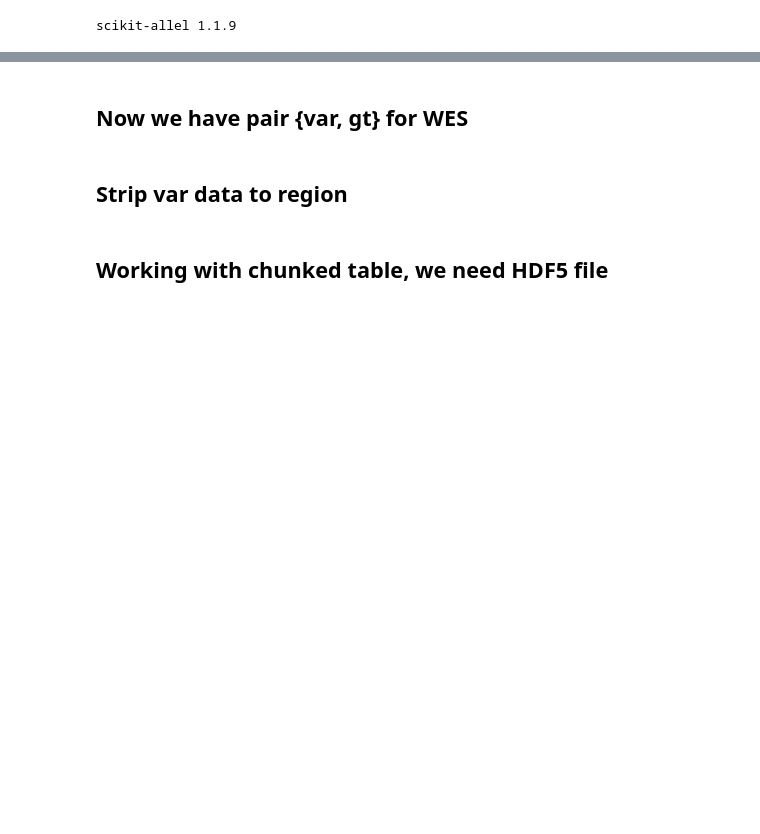
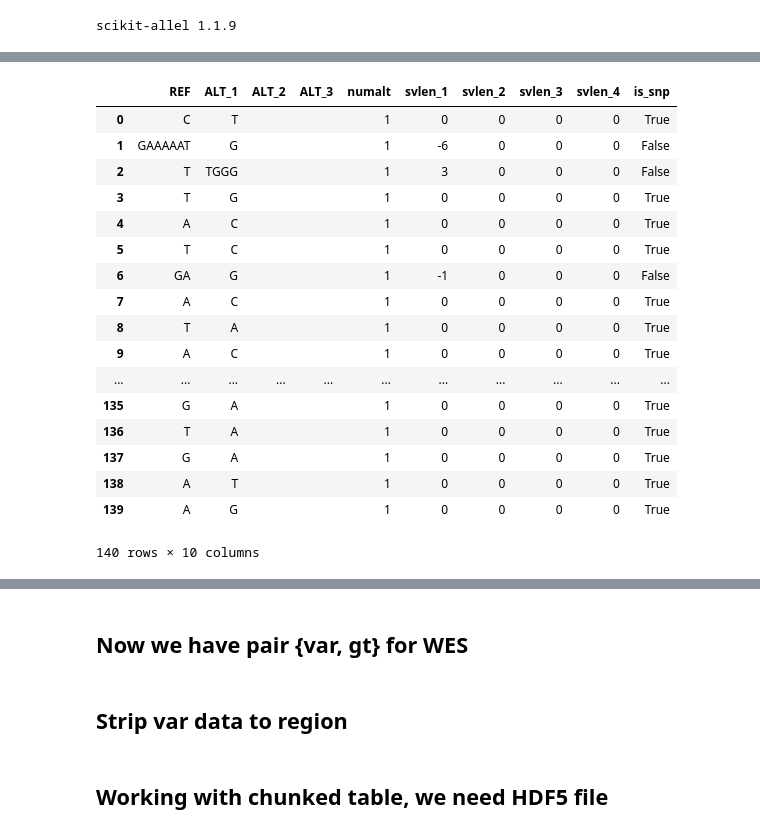
Before and after one commit to Benja1972/bioinformatics, a Jupyter notebook: WES-Scikit-allel.ipynb, the cells around one changed output, grey strips where cells are left out. Cells and saved outputs as stored; diff of their text form; code cells hidden in the pictures; blank space fills up the shorter version.

```diff
--- a/WES-Scikit-allel.ipynb
+++ b/WES-Scikit-allel.ipynb
@@ -85,3 +104,25 @@ var = allel.vcf_to_dataframe(fwes,fields='*', numbers={'ALT': 4}, transformers=a
+# %%
+var[['REF','ALT_1','ALT_2','ALT_3','numalt', 'svlen_1', 'svlen_2', 'svlen_3', 'svlen_4',
+       'is_snp']].head(140)
+# %% [output]
+|  | REF | ALT_1 | ALT_2 | ALT_3 | numalt | svlen_1 | svlen_2 | svlen_3 | svlen_4 | is_snp |
+| 0 | C | T |  |  | 1 | 0 | 0 | 0 | 0 | True |
+| 1 | GAAAAAT | G |  |  | 1 | -6 | 0 | 0 | 0 | False |
+| 2 | T | TGGG |  |  | 1 | 3 | 0 | 0 | 0 | False |
+| 3 | T | G |  |  | 1 | 0 | 0 | 0 | 0 | True |
+| 4 | A | C |  |  | 1 | 0 | 0 | 0 | 0 | True |
+| 5 | T | C |  |  | 1 | 0 | 0 | 0 | 0 | True |
+| 6 | GA | G |  |  | 1 | -1 | 0 | 0 | 0 | False |
+| 7 | A | C |  |  | 1 | 0 | 0 | 0 | 0 | True |
+| 8 | T | A |  |  | 1 | 0 | 0 | 0 | 0 | True |
+| 9 | A | C |  |  | 1 | 0 | 0 | 0 | 0 | True |
+| ... | ... | ... | ... | ... | ... | ... | ... | ... | ... | ... |
+| 135 | G | A |  |  | 1 | 0 | 0 | 0 | 0 | True |
+| 136 | T | A |  |  | 1 | 0 | 0 | 0 | 0 | True |
+| 137 | G | A |  |  | 1 | 0 | 0 | 0 | 0 | True |
+| 138 | A | T |  |  | 1 | 0 | 0 | 0 | 0 | True |
+| 139 | A | G |  |  | 1 | 0 | 0 | 0 | 0 | True |
+140 rows × 10 columns
 # %%
 ## SNP calculation
 #var['REF_len'] = var.apply(lambda row: len(row['REF']), axis=1)
```
Also changed, not shown: parts of 4 cells of this notebook, 3 other files.
